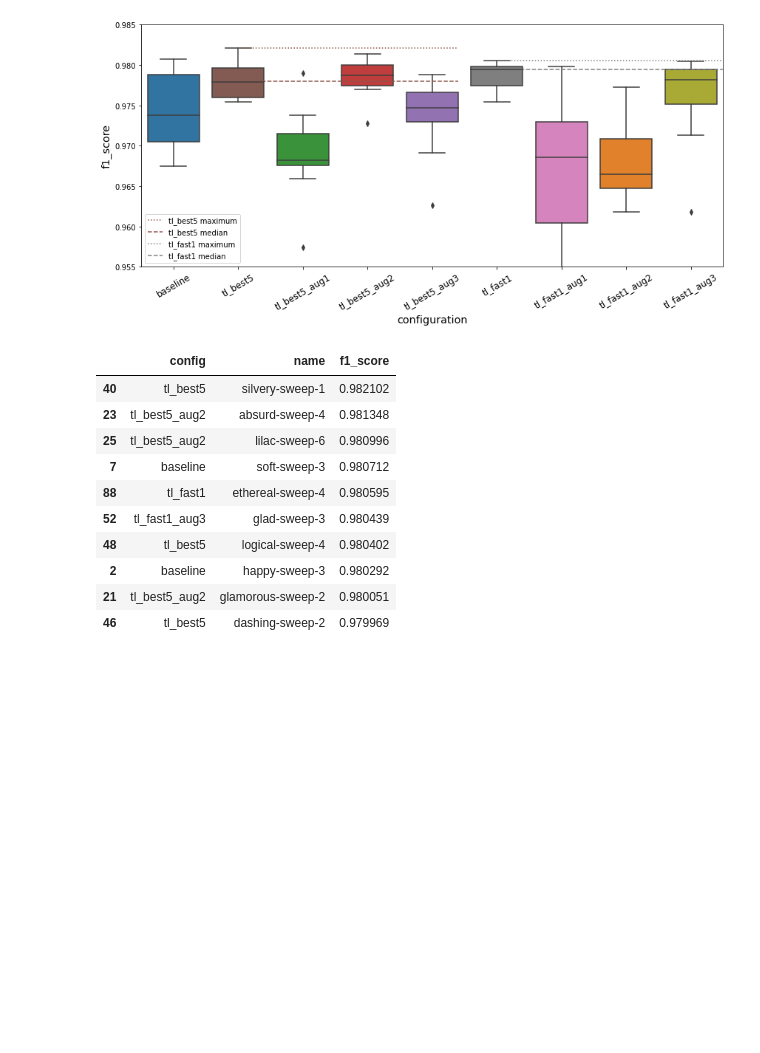
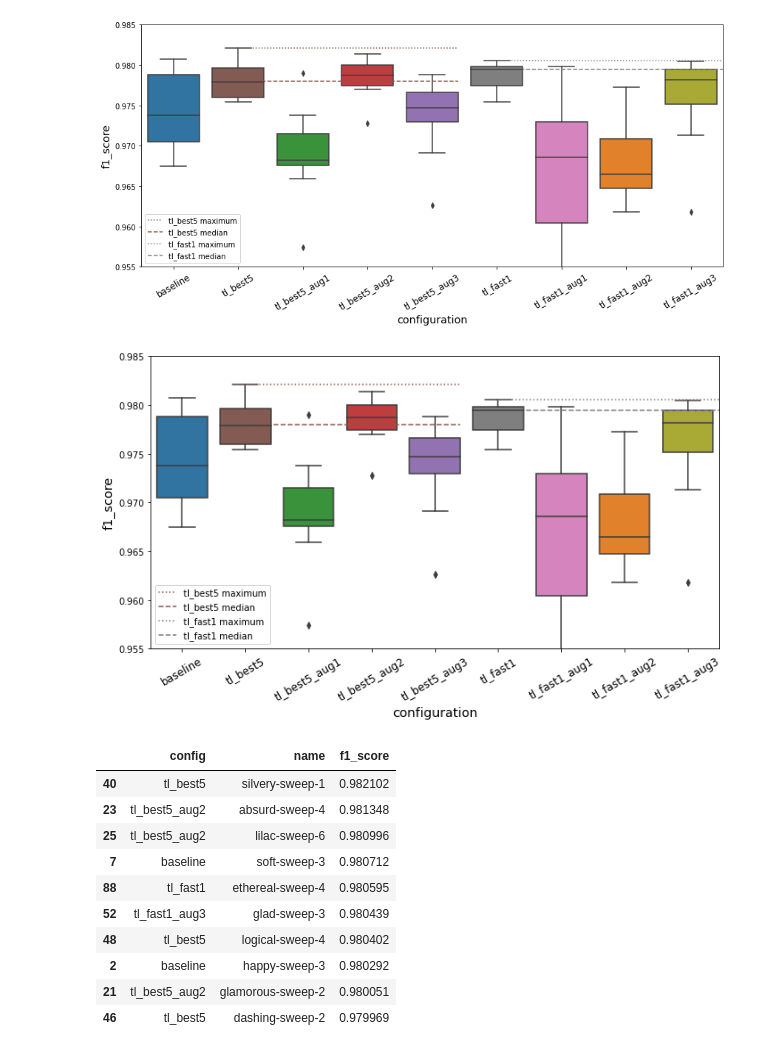
Before and after one commit to tttiago/GravitySpyClassifier, a Jupyter notebook: 14_compare_transfer_aug_best.ipynb, the cells around one changed output. Drawn from its saved outputs; the diff is of its cells as text; code cells hidden in the pictures; blank space fills up the shorter version.

```diff
--- a/14_compare_transfer_aug_best.ipynb
+++ b/14_compare_transfer_aug_best.ipynb
@@ -106,6 +106,31 @@ fig.tight_layout()
 fig.savefig('../figs/glitches/14_transfer_aug_scores.pdf', dpi=600)
 # %% [output]
 [figure]
+# %%
+fig = plt.figure(figsize=(10, 6))
+sns.boxplot(x='config', y=metric, data=f1_df, order=sorted(f1_df['config'].unique()), palette=sns_colours)
+plt.ylim([0.955, 0.985])
+plt.hlines(0.982102, 1, 4.4, linestyles='dotted', color=sns_colours[1], label='tl_best5 maximum')
+plt.hlines(0.977965, 1, 4.4, linestyles='dashed', color=sns_colours[1], label='tl_best5 median')
+plt.hlines(0.980595, 5, 8.5, linestyles='dotted', color=sns_colours[5], label='tl_fast1 maximum')
+plt.hlines(0.979441, 5, 8.5, linestyles='dashed', color=sns_colours[5], label='tl_fast1 median')
+#plt.hlines(0.973796, -0.5, 9.5, linestyles='dashed', color='grey', label='baseline median')
+
+#plt.vlines(0.5, ymin=0.953, ymax=0.982, linestyles='dashed', color='grey')
+#plt.vlines(4.5, ymin=0.945, ymax=0.982, linestyles='dashed', color='grey')
+
+ax = plt.gca()
+l = ax.get_ylabel()
+ax.set_ylabel(l, size='x-large')
+ax.set_xlabel("configuration", size='x-large')
+plt.xticks(fontsize='large', rotation=30)
+plt.legend()
+#ax.set_xticks([])
+fig.tight_layout()
+
+fig.savefig('../figs/glitches/14_transfer_aug_scores_v2.pdf', dpi=600)
+# %% [output]
+[figure, added]
 # %%
 f1_df.sort_values(by='f1_score', ascending=False).head(10)
 # %% [output]
```
Also changed, not shown: 1 other file.
